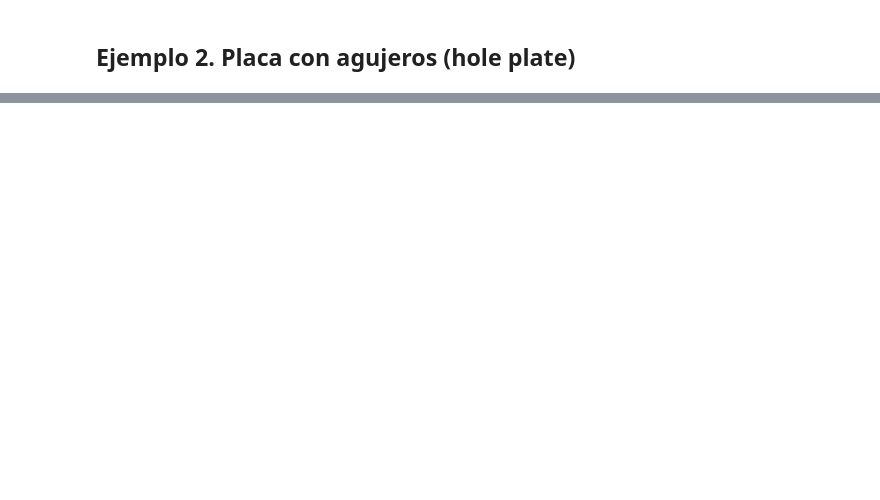
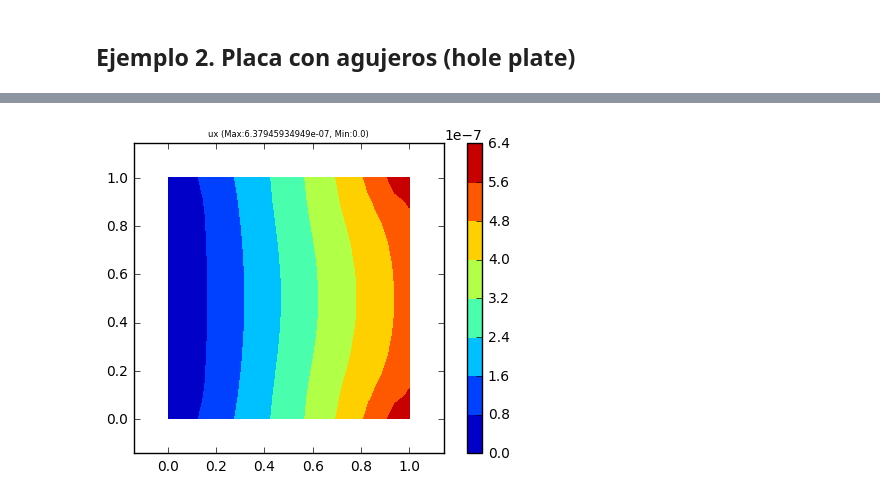
Before and after one commit to JorgeDeLosSantos/nusa, a Jupyter notebook: docs/nusa-info/es/linear-triangle-element.ipynb, the cells around one changed output, grey strips where cells are left out. Cells and saved outputs as stored; diff of their text form; code cells hidden in the pictures; blank space fills up the shorter version.

```diff
--- a/docs/nusa-info/es/linear-triangle-element.ipynb
+++ b/docs/nusa-info/es/linear-triangle-element.ipynb
@@ -160,0 +214,4 @@ m.plot_nsol("seqv")
+# %%
+m.plot_nsol("ux")
+# %% [output]
+[figure, added]
```
Also changed, not shown: parts of 13 cells of this notebook, 26 other files.
